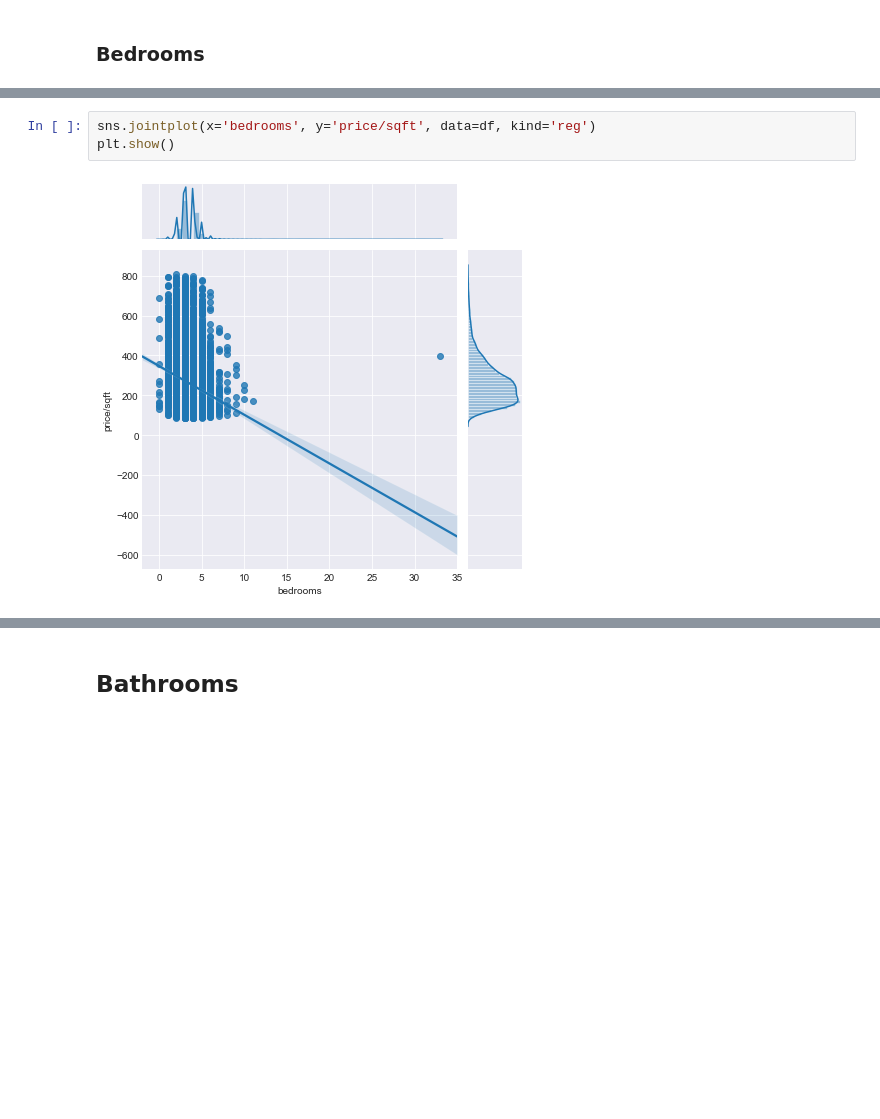
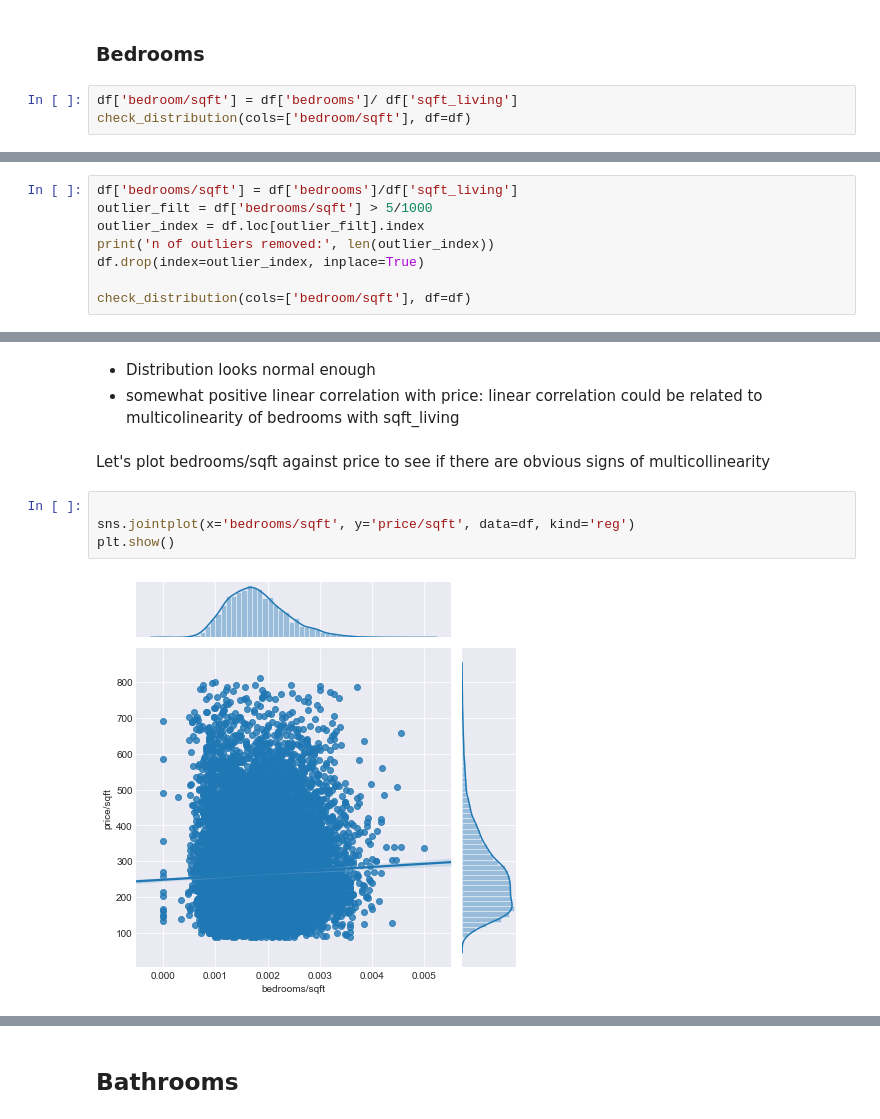
Before and after one commit to fecezar/Module-2-regression-project, a Jupyter notebook: regression_house_prices.ipynb, the cells around one changed output, grey strips where cells are left out. Drawn from its saved outputs; the diff is of its cells as text; blank space fills up the shorter version.

```diff
--- a/regression_house_prices.ipynb
+++ b/regression_house_prices.ipynb
@@ -194,3 +206,6 @@ def check_distribution(cols, df=df):
         plt.show()
 # %% [markdown]
 ### Bedrooms
+# %%
+df['bedroom/sqft'] = df['bedrooms']/ df['sqft_living']
+check_distribution(cols=['bedroom/sqft'], df=df)
@@ -196,0 +216,8 @@ def check_distribution(cols, df=df):
+# %%
+df['bedrooms/sqft'] = df['bedrooms']/df['sqft_living']
+outlier_filt = df['bedrooms/sqft'] > 5/1000
+outlier_index = df.loc[outlier_filt].index
+print('n of outliers removed:', len(outlier_index))
+df.drop(index=outlier_index, inplace=True)
+
+check_distribution(cols=['bedroom/sqft'], df=df)
@@ -197,5 +234,11 @@ def check_distribution(cols, df=df):
+# %% [markdown]
+- Distribution looks normal enough
+- somewhat positive linear correlation with price: linear correlation could be related to multicolinearity of bedrooms with sqft_living
+# %% [markdown]
+Let's plot bedrooms/sqft against price to see if there are obvious signs of multicollinearity
 # %%
-sns.jointplot(x='bedrooms', y='price/sqft', data=df, kind='reg')
+
+sns.jointplot(x='bedrooms/sqft', y='price/sqft', data=df, kind='reg')
 plt.show()
 # %% [output]
-[figure, old version]
+[figure, new version]
```
Also changed, not shown: parts of 15 cells of this notebook.
